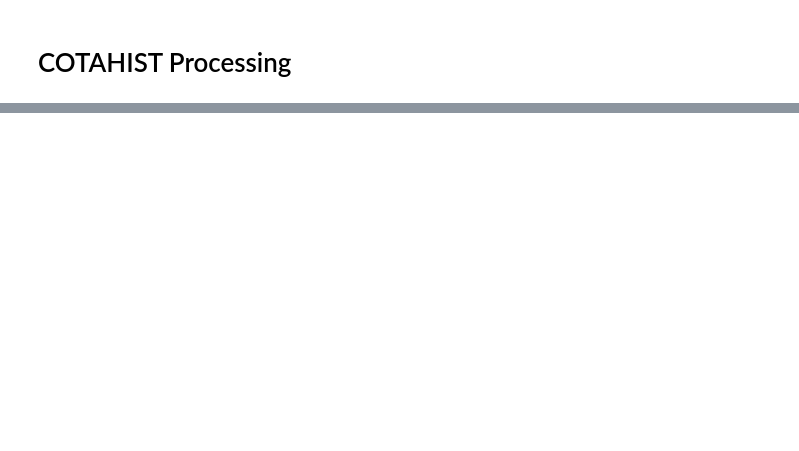
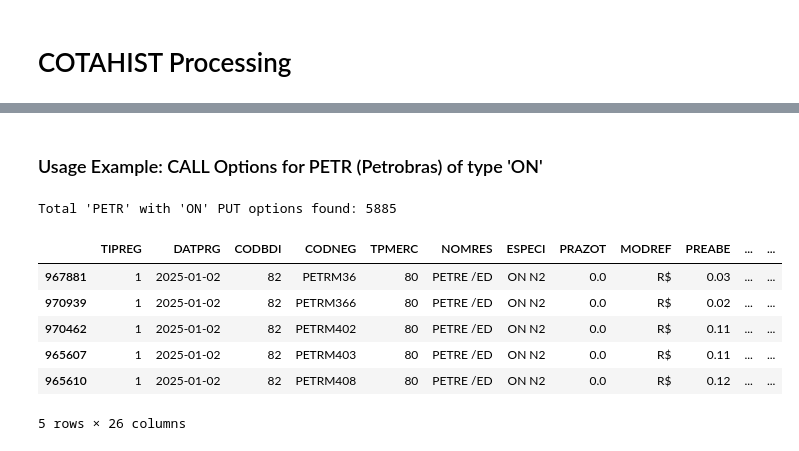
Before and after one commit to ademirsantosjr/cotahist-google-colab, a Jupyter notebook: cotahist_processing.ipynb, the cells around one changed output, grey strips where cells are left out. Drawn from its saved outputs; the diff is of its cells as text; code cells hidden in the pictures; blank space fills up the shorter version.

Commit message:
Fix field formatting and create function to isolate stock options.

```diff
--- a/cotahist_processing.ipynb
+++ b/cotahist_processing.ipynb
@@ -27,0 +122,25 @@ Project root set to: /content/drive/MyDrive/3 - Projects/B3_Analyses
+# %%
+import pandas as pd
+import os
+
+# Assuming you have at least one parquet file in the output directory
+output_files = [f for f in os.listdir('./data/output') if f.endswith('.parquet')]
+
+if output_files:
+    # Take the first parquet file found for exploration
+    parquet_file_path = os.path.join('./data/output', output_files[0])
+    print(f"Exploring data from: {parquet_file_path}")
+
+    # Load the Parquet file into a pandas DataFrame
+    df_parquet = pd.read_parquet(parquet_file_path)
+
+    print("\nFirst 5 rows of the DataFrame:")
+    display(df_parquet.head())
+
+    print("\nDataFrame Info (datatypes and non-null counts):")
+    df_parquet.info()
+
+    print("\nDescriptive statistics for numerical columns:")
+    display(df_parquet.describe(include='all'))
+else:
+    print("No Parquet files found in ./data/output. Please ensure the conversion process ran successfully.")
@@ -27,0 +273,20 @@ Project root set to: /content/drive/MyDrive/3 - Projects/B3_Analyses
+# %% [markdown]
+### Usage Example: CALL Options for PETR (Petrobras) of type 'ON'
+# %%
+# Example: List CALL options for Petrobras (NOMRES starting with 'PETR') with ESPECI starting with 'ON'
+petr_on_put_options = list_specific_options(df_parquet,
+                                      nomres_prefix='PETR',
+                                      especi_prefix='ON',
+                                      option_type='PUT')
+
+print(f"Total 'PETR' with 'ON' PUT options found: {len(petr_on_put_options)}")
+display(petr_on_put_options.head())
+# %% [output]
+Total 'PETR' with 'ON' PUT options found: 5885
+|  | TIPREG | DATPRG | CODBDI | CODNEG | TPMERC | NOMRES | ESPECI | PRAZOT | MODREF | PREABE | ... | ... |
+| 967881 | 1 | 2025-01-02 | 82 | PETRM36 | 80 | PETRE /ED | ON N2 | 0.0 | R$ | 0.03 | ... | ... |
+| 970939 | 1 | 2025-01-02 | 82 | PETRM366 | 80 | PETRE /ED | ON N2 | 0.0 | R$ | 0.02 | ... | ... |
+| 970462 | 1 | 2025-01-02 | 82 | PETRM402 | 80 | PETRE /ED | ON N2 | 0.0 | R$ | 0.11 | ... | ... |
+| 965607 | 1 | 2025-01-02 | 82 | PETRM403 | 80 | PETRE /ED | ON N2 | 0.0 | R$ | 0.11 | ... | ... |
+| 965610 | 1 | 2025-01-02 | 82 | PETRM408 | 80 | PETRE /ED | ON N2 | 0.0 | R$ | 0.12 | ... | ... |
+5 rows × 26 columns
```
Also changed, not shown: parts of 13 cells of this notebook.
